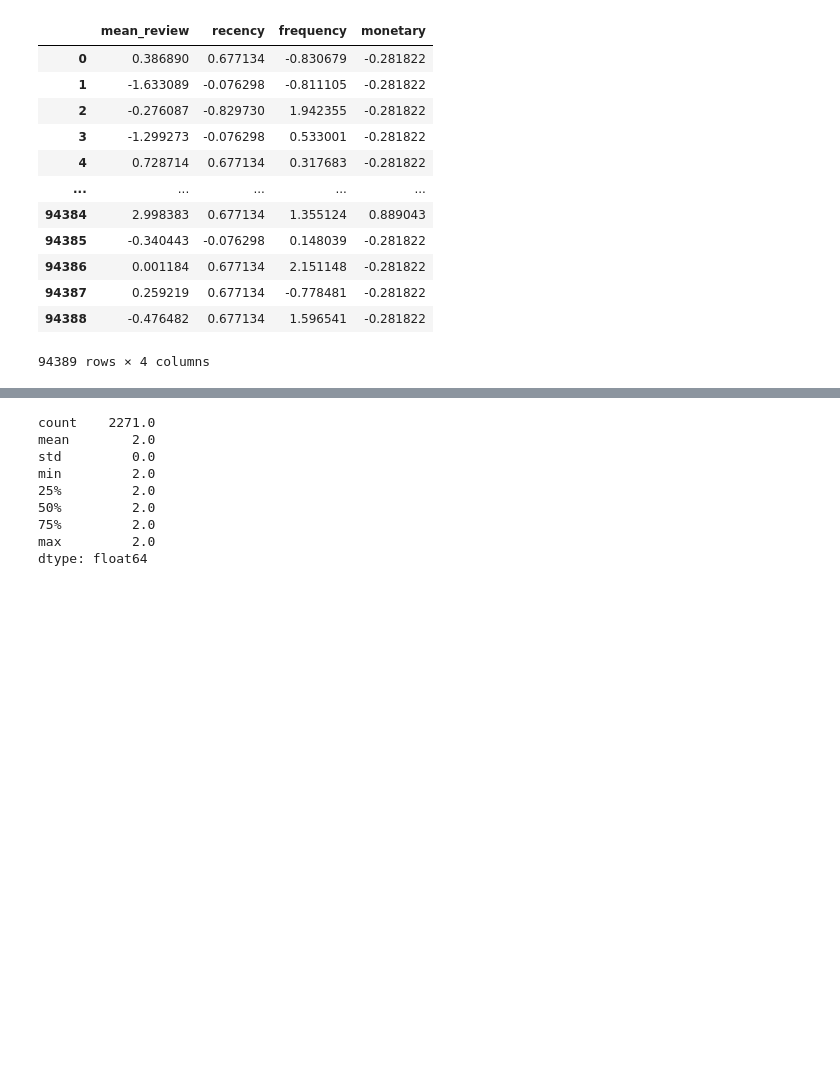
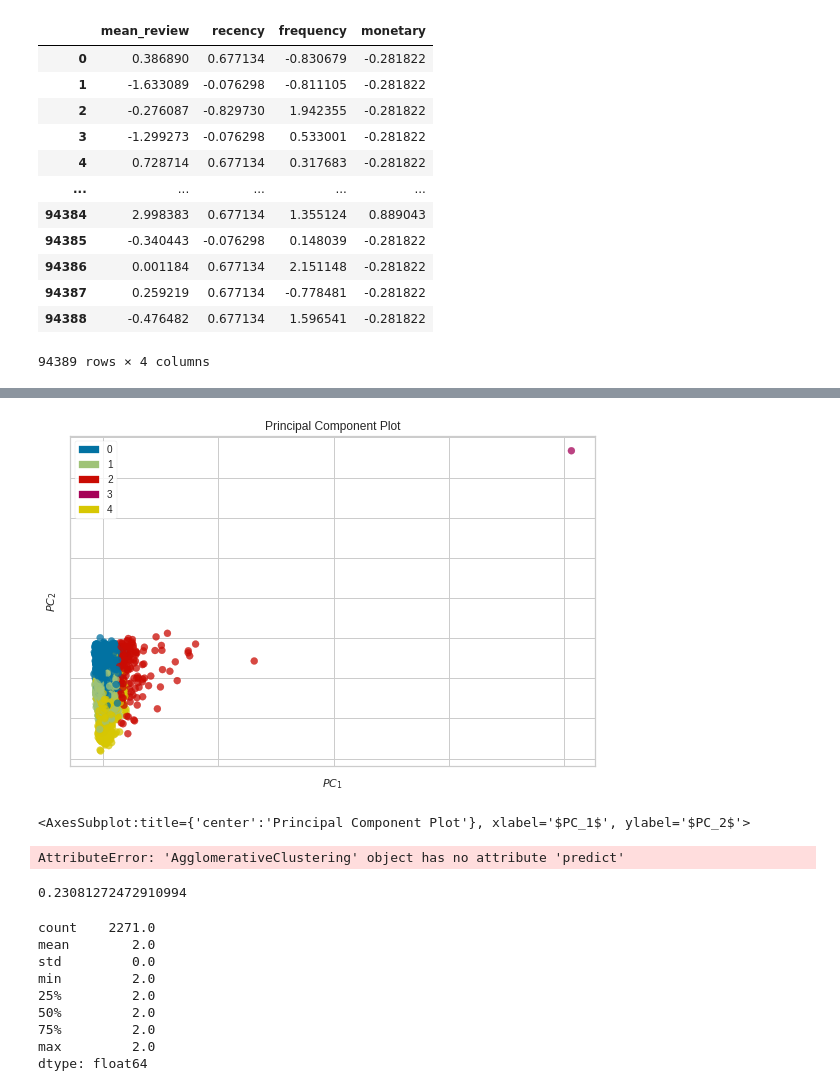
Before and after one commit to JbIPS/ML_Polist, a Jupyter notebook: POLIST_02_code.ipynb, the cells around one changed output, grey strips where cells are left out. Drawn from its saved outputs; the diff is of its cells as text; code cells hidden in the pictures; blank space fills up the shorter version.

```diff
--- a/POLIST_02_code.ipynb
+++ b/POLIST_02_code.ipynb
@@ -99,3 +142,24 @@ X
+# %%
+agg = AgglomerativeClustering(n_clusters=5)
+agg.fit(X_sample)
+pca_visualizer = PCAViz(scale=False)
+pca_visualizer.fit_transform(X_sample,agg.labels_)
+pca_visualizer.show()
+# %% [output]
+[figure, added]
+<AxesSubplot:title={'center':'Principal Component Plot'}, xlabel='$PC_1$', ylabel='$PC_2$'>
+# %%
+
+silhouette_visualizer = SilhouetteVisualizer(agg)
+silhouette_visualizer.fit(X_sample)
+silhouette_visualizer.show()
+# %% [output]
+AttributeError: 'AgglomerativeClustering' object has no attribute 'predict'
+# %%
+score = silhouette_score(X_sample, agg.labels_)
+score
+# %% [output]
+0.23081272472910994
 # %%
 recency = dataset['recency'].reset_index(drop=True)
 recency.name = "total_recency"
```
Also changed, not shown: parts of 8 cells of this notebook, 3 other files.
